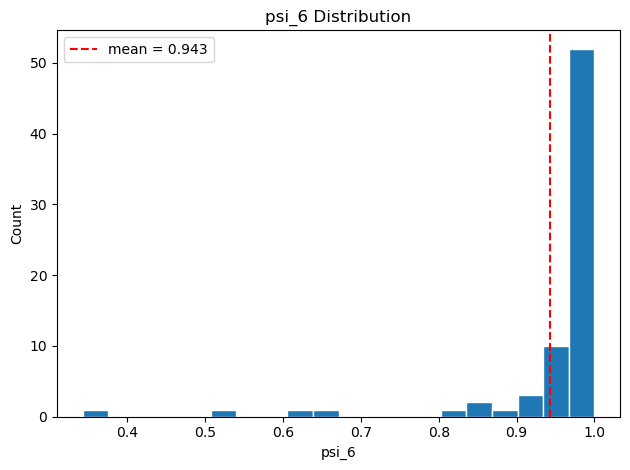
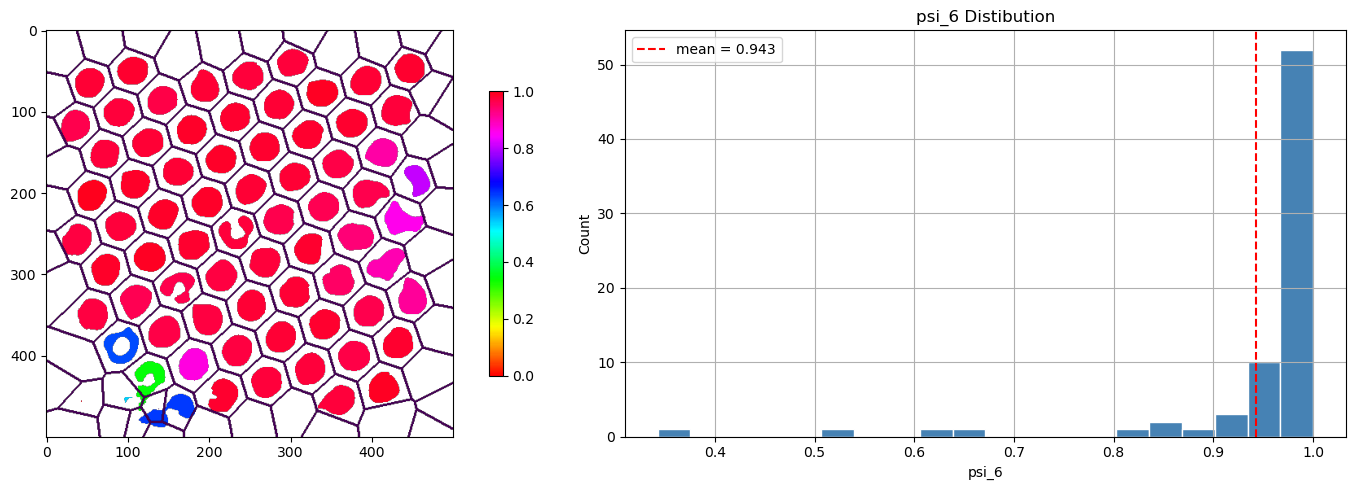
Unified diff of the notebook cell whose output changed from the first chart to the second:
--- before
+++ after
@@ -24,11 +24,18 @@
     psi6_map[label_mask == n] = graph_inner.nodes[n]['psi6']
 
-plt.hist(psi6_values, bins = 20, edgecolor = 'white')
-plt.axvline(mean_psi6, color = 'red', ls = '--', label = f'mean = {mean_psi6:.3f}')
-plt.ylabel('Count')
-plt.xlabel('psi_6')
-plt.title('psi_6 Distribution')
-plt.legend()
+fig, axes = plt.subplots(1, 2, figsize = (15, 5))
 
+im = axes[0].imshow(psi6_map, cmap = 'hsv', vmin = 0, vmax = 1)
+axes[0].imshow(v_border)
+fig.colorbar(im, ax = axes[0], shrink = 0.7)
+
+axes[1].hist(psi6_values, bins = 20, color = 'steelblue', edgecolor = 'white')
+axes[1].axvline(mean_psi6, color = 'red', ls = '--', label = f'mean = {mean_psi6:.3f}')
+axes[1].set_xlabel('psi_6')
+axes[1].set_ylabel('Count')
+axes[1].set_title('psi_6 Distibution')
+axes[1].legend()
+
+plt.grid(True)
 plt.tight_layout()
 plt.show()

Commit: Working on issue 11